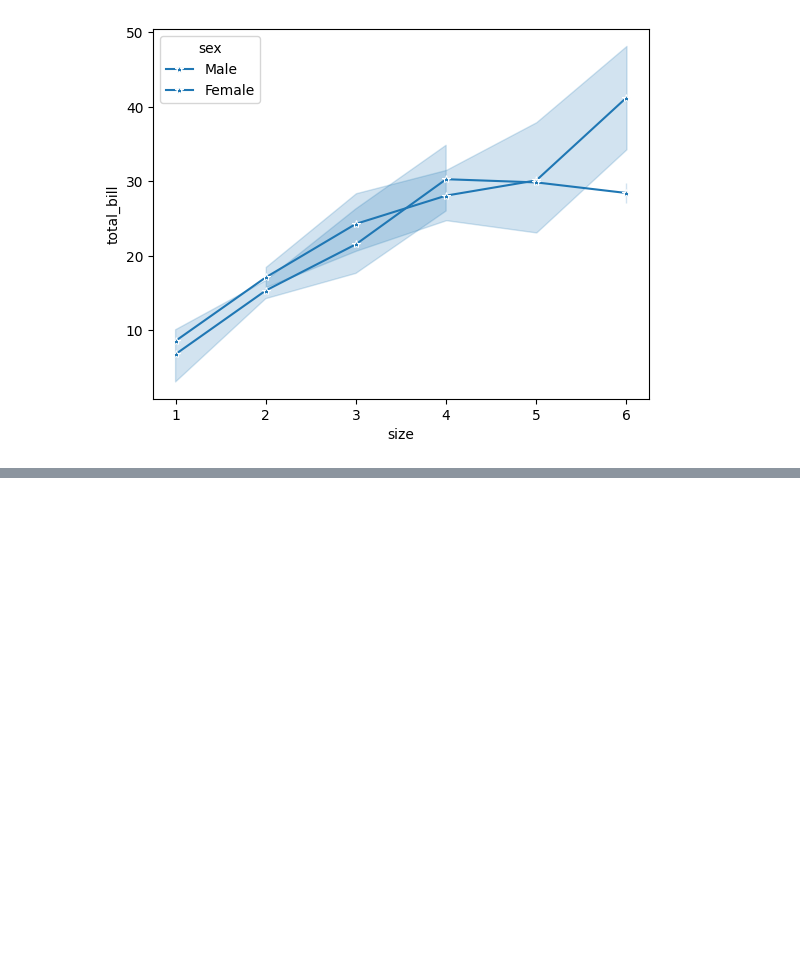
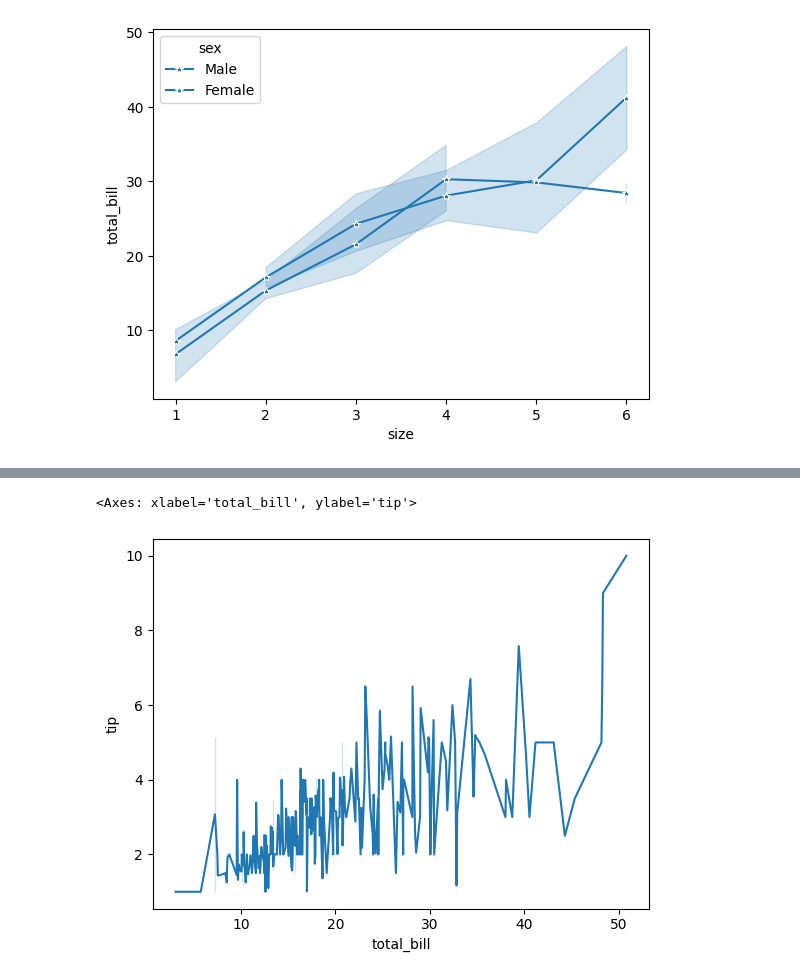
Before and after one commit to kshitij-commit/DataScience, a Jupyter notebook: 05_seaborn/02_relational-plots.ipynb, the cells around one changed output, grey strips where cells are left out. Drawn from its saved outputs; the diff is of its cells as text; code cells hidden in the pictures; blank space fills up the shorter version.

```diff
--- a/05_seaborn/02_relational-plots.ipynb
+++ b/05_seaborn/02_relational-plots.ipynb
@@ -558,0 +586,10 @@ import matplotlib.pyplot as plt
+# %%
+sns.lineplot(
+    data=tips,
+    x='total_bill',
+    y='tip',
+    estimator='median'
+)
+# %% [output]
+<Axes: xlabel='total_bill', ylabel='tip'>
+[figure, added]
```
Also changed, not shown: parts of 7 cells of this notebook.
